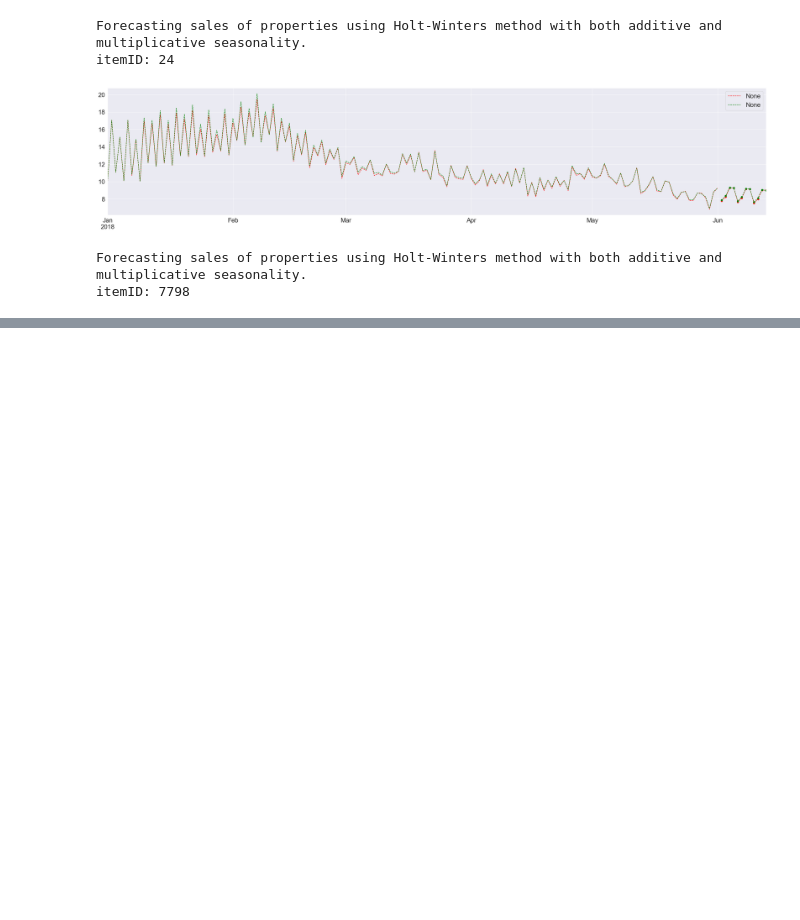
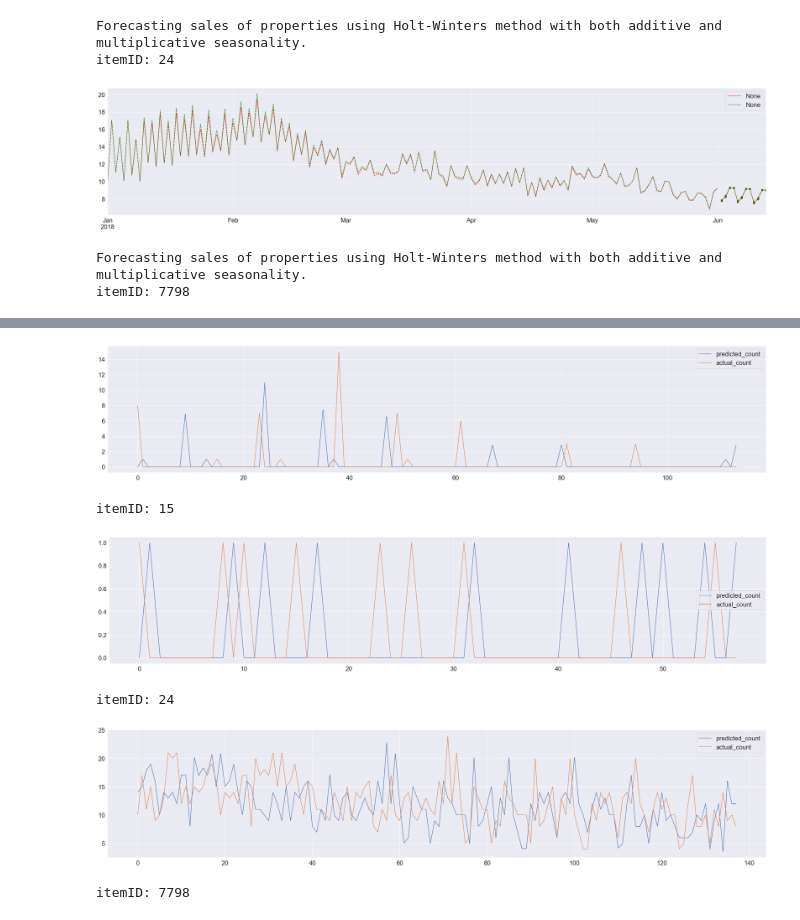
Before and after one commit to janapfeffer/DMC20_abraca-data, a Jupyter notebook: Predictive Model Random Forest .ipynb, the cells around one changed output, grey strips where cells are left out. Cells and saved outputs as stored; diff of their text form; code cells hidden in the pictures; blank space fills up the shorter version.

Commit message:
first try on random forest

```diff
--- a/Predictive Model Random Forest .ipynb
+++ b/Predictive Model Random Forest .ipynb
@@ -162,9 +160,9 @@ itemID: 7798
 # %%
-# def table2lags(table, max_lag, min_lag=0, separator='_'):
-# #     https://datascience.stackexchange.com/questions/24108/multiple-time-series-predictions-with-random-forests-in-python
-#     """ Given a dataframe, return a dataframe with different lags of all its columns """
-#     values=[]
-#     for i in range(min_lag, max_lag + 1):
-#         values.append(table.shift(i).copy())
-#         values[-1].columns = [c + separator + str(i) for c in table.columns]
-#     return pd.concat(values, axis=1)
+def table2lags(table, max_lag, min_lag=0, separator='_'):
+#     https://datascience.stackexchange.com/questions/24108/multiple-time-series-predictions-with-random-forests-in-python
+    """ Given a dataframe, return a dataframe with different lags of all its columns """
+    values=[]
+    for i in range(min_lag, max_lag + 1):
+        values.append(table.shift(i).copy())
+        values[-1].columns = [c + separator + str(i) for c in table.columns]
+    return pd.concat(values, axis=1)
@@ -175,0 +169,28 @@ itemID: 7798
+# %%
+for prod in df_timeseries.itemID.unique():
+    lag = 14
+
+    # get lagged features
+    features = table2lags(df_timeseries[df_timeseries['itemID'] == prod][['count']], lag)
+#     display(features)
+
+    # fit model
+    rf = RandomForestRegressor().fit(features[lag:], df_timeseries[df_timeseries['itemID'] == prod]['count'][lag:])
+
+    # predict
+    train_predict = pd.DataFrame(rf.predict(features[lag:])).rename(columns={0:'predicted_count'})
+    train_predict["actual_count"] = df_timeseries.loc[df_timeseries['itemID'] == prod].reset_index()["count"].tail(
+        df_timeseries.loc[df_timeseries['itemID'] == prod].size-lag)
+
+    # plot result
+    train_predict.plot()
+    plt.show()
+    print("itemID: " + str(prod))
+#     features.plot()
+# %% [output]
+[figure, added]
+itemID: 15
+[figure, added]
+itemID: 24
+[figure, added]
+itemID: 7798
```
Also changed, not shown: parts of 8 cells of this notebook.
